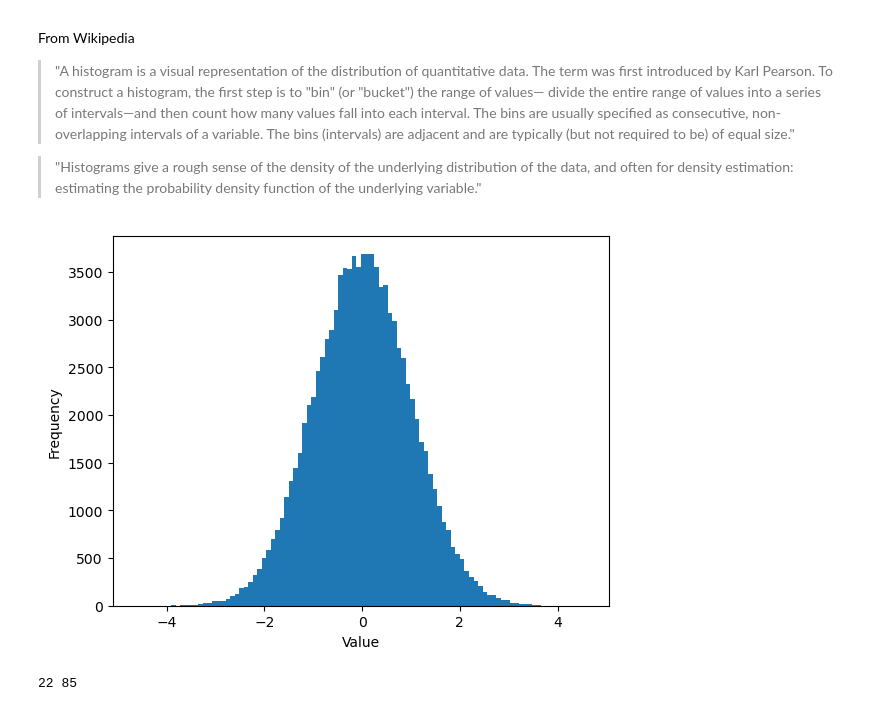
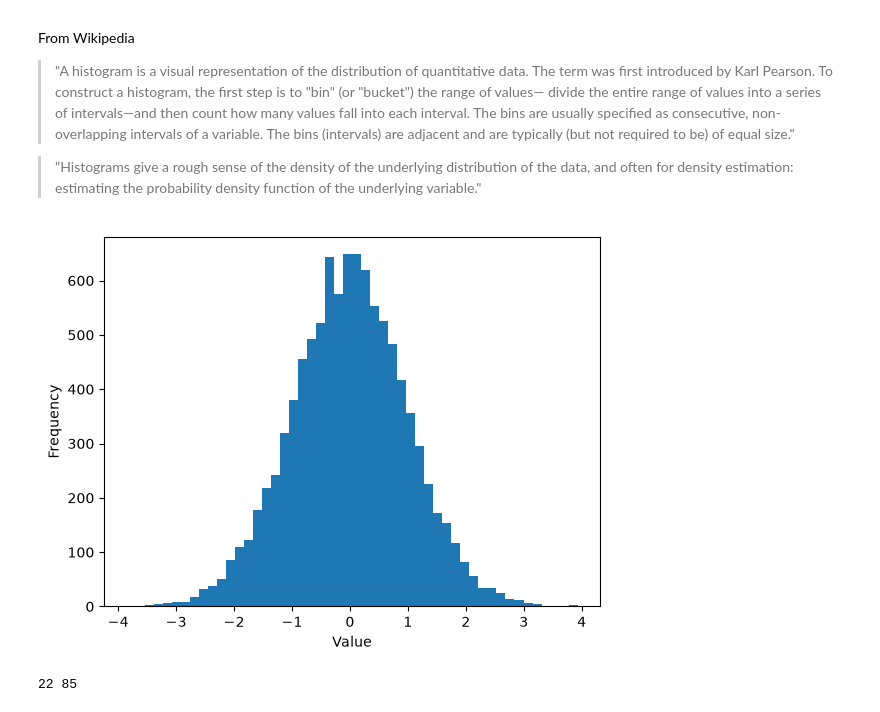
Before and after one commit to arghyadutta/intro-python-r, a Jupyter notebook: 10-basic-statistics.ipynb, the cells around one changed output. Cells and saved outputs as stored; diff of their text form; code cells hidden in the pictures.

```diff
--- a/10-basic-statistics.ipynb
+++ b/10-basic-statistics.ipynb
@@ -16,16 +16,17 @@ From Wikipedia
 # %%
 # Creating Histograms with Matplotlib
 
 # random data
-data = np.random.randn(100000)
+data = np.random.randn(10000)
+data
 data.std()
 
 # histogram
-plt.hist(data, bins=100)
+plt.hist(data, bins=50)
 plt.xlabel("Value")
 plt.ylabel("Frequency");
 # %% [output]
-[figure, old version]
+[figure, new version]
 # %%
 # Another example: ages of people in a survey
 ages = np.array([22, 23, 25, 27, 29, 30, 32, 35, 40, 45, 46, 47, 50, 52, 55, 57, 60, 61, 65, 68, 70, 75, 80, 85])
```
Also changed, not shown: parts of 6 cells of this notebook, 5 other files.
